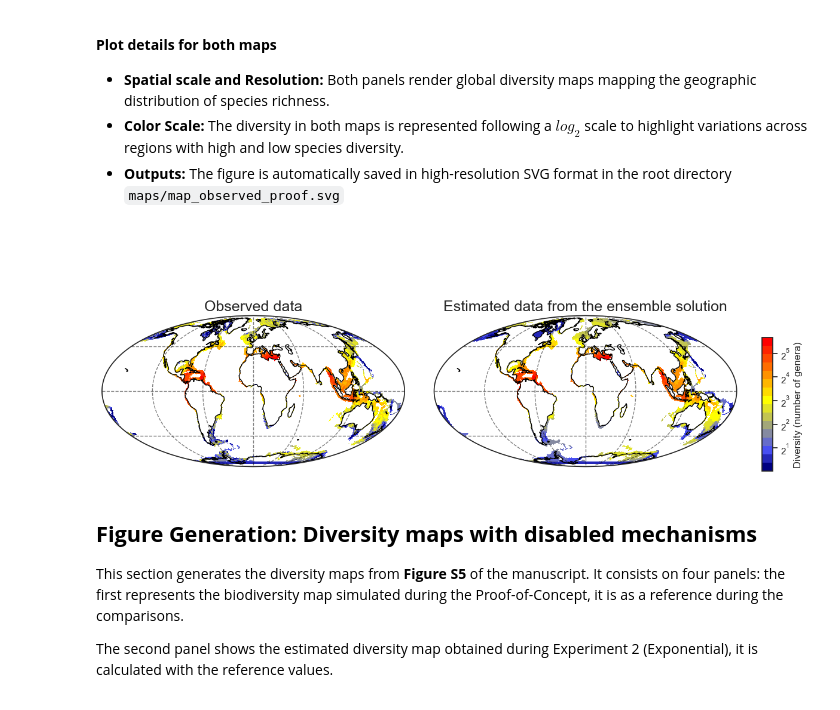
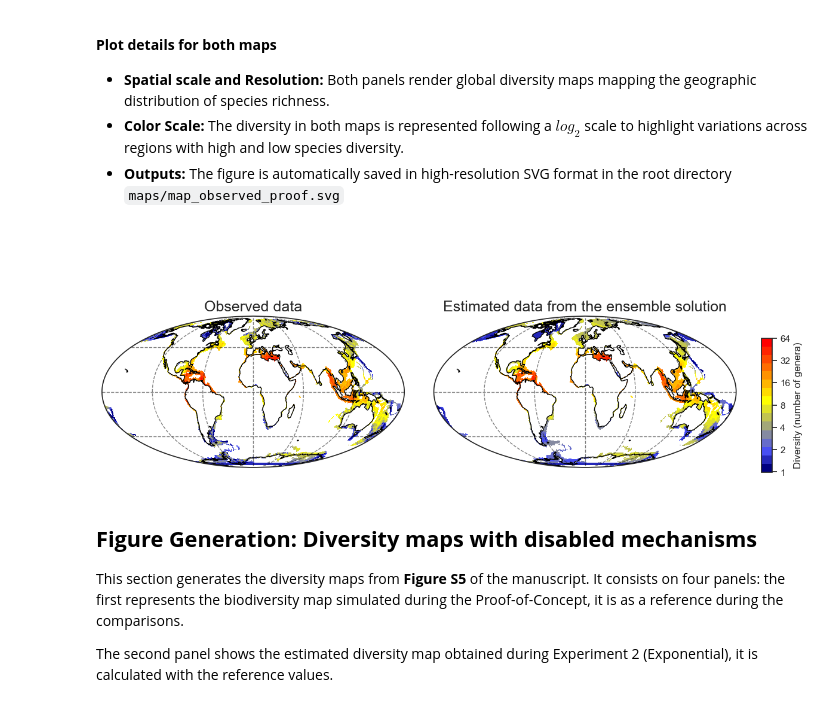
Before and after one commit to INDITEK-eco-evo-Model/INDITEK-2.0, a Jupyter notebook: final_visualization.ipynb, the cells around one changed output. Cells and saved outputs as stored; diff of their text form; code cells hidden in the pictures.

Commit message:
Correct visualization

```diff
--- a/final_visualization.ipynb
+++ b/final_visualization.ipynb
@@ -697,41 +697,42 @@ ax1 = fig.add_subplot(gs[0, 1:6], projection=ccrs.Mollweide())
 #Plot the map
 scatter1=ax1.pcolormesh(lon_grid, lat_grid,
                      D_interp, cmap=bYr,
-                     norm=LogNorm(vmin=vmin, vmax=vmax),
+                     norm=SymLogNorm(linthresh=0.001, base=2, vmin=1, vmax=64),
                        transform=ccrs.PlateCarree(), rasterized=True)
 #Plot the coastlines
 ax1.coastlines()
 ax1.set_global()
 #Draw a grid for reference
 gl1=ax1.gridlines(draw_labels=False, linestyle='--', color='black', alpha=0.5,  ylocs=[-45, 0, 45])
 
 #Write the title
 ax1.set_title('Observed data', fontsize=18)
 
 
 #Create the second diversity map which corresponds to the average parameter values
 ax2 = fig.add_subplot(gs[0, 6:11], projection=ccrs.Mollweide())
 scatter2=ax2.pcolormesh(lon_grid, lat_grid,
                       D_mean_interp, cmap=bYr,
-                      norm=SymLogNorm(linthresh=0.001, base=2),
+                      norm=SymLogNorm(linthresh=0.001, base=2, vmin=1, vmax=64),
                        transform=ccrs.PlateCarree(), rasterized=True)
 ax2.coastlines()
 ax2.set_global()
 
 gl2=ax2.gridlines(draw_labels=False, linestyle='--', color='black', alpha=0.5,  ylocs=[-45, 0, 45])
 
 ax2.set_title('Estimated data from the ensemble solution', fontsize=18)
 
 cbar_ax = fig.add_axes([0.8, 0.7, 0.01, 0.14])
 cbar = fig.colorbar(scatter2, ax=[ax1, ax2], cax=cbar_ax)
 
 cbar.set_label('Diversity (number of genera)')
+cbar.set_ticklabels(['1', '2', '4', '8', '16', '32', '64'])
 
 #Save the figure to a file and display it on screen
 plt.savefig("images/map_observed_proof.svg", dpi=300)
 plt.show()
 # %% [output]
-[figure, old version]
+[figure, new version]
 # %% [markdown]
 ## **Figure Generation: Diversity maps with disabled mechanisms**
 
```
Also changed, not shown: 2 other files.
